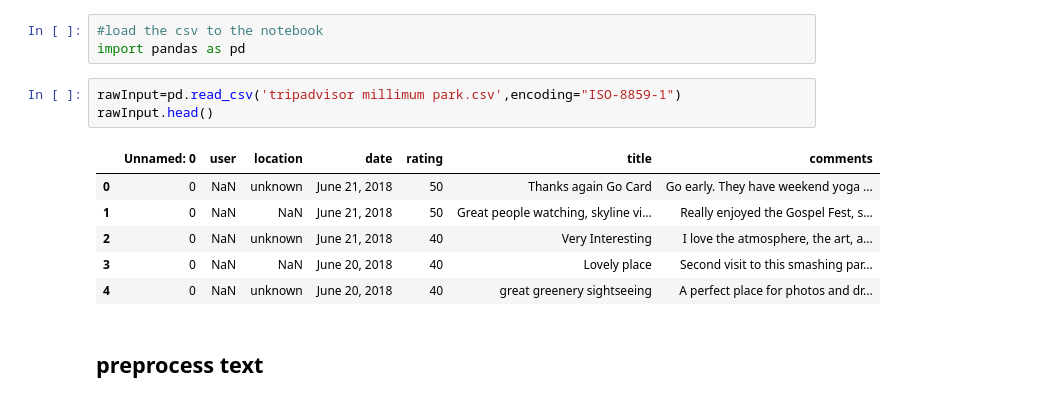
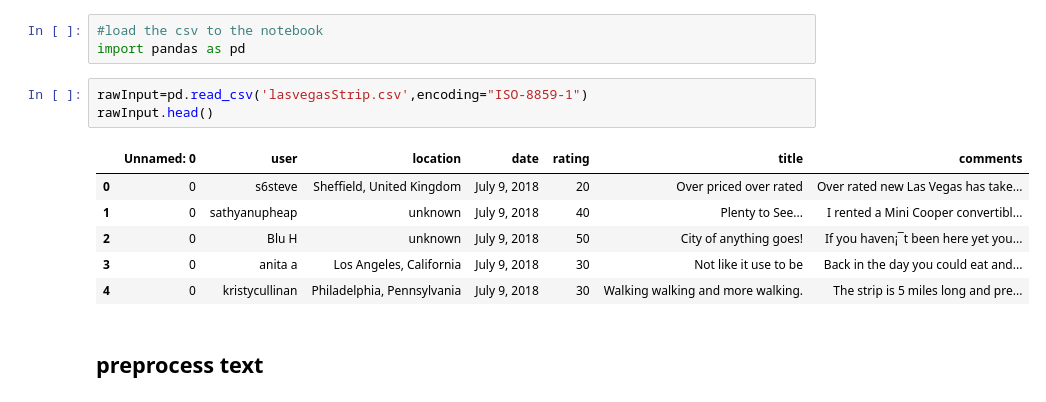
Before and after one commit to theansweryang/nlp-analysis, a Jupyter notebook: LDA_TopicModeling.ipynb, the cells around one changed output. Cells and saved outputs as stored; diff of their text form.

```diff
--- a/LDA_TopicModeling.ipynb
+++ b/LDA_TopicModeling.ipynb
@@ -2,15 +2,15 @@
 #load the csv to the notebook
 import pandas as pd
 # %%
-rawInput=pd.read_csv('tripadvisor millimum park.csv',encoding="ISO-8859-1")
+rawInput=pd.read_csv('lasvegasStrip.csv',encoding="ISO-8859-1")
 rawInput.head()
 # %% [output]
 |  | Unnamed: 0 | user | location | date | rating | title | comments |
-| 0 | 0 | NaN | unknown | June 21, 2018 | 50 | Thanks again Go Card | Go early. They have weekend yoga ... |
-| 1 | 0 | NaN | NaN | June 21, 2018 | 50 | Great people watching, skyline vi... | Really enjoyed the Gospel Fest, s... |
-| 2 | 0 | NaN | unknown | June 21, 2018 | 40 | Very Interesting | I love the atmosphere, the art, a... |
-| 3 | 0 | NaN | NaN | June 20, 2018 | 40 | Lovely place | Second visit to this smashing par... |
-| 4 | 0 | NaN | unknown | June 20, 2018 | 40 | great greenery sightseeing | A perfect place for photos and dr... |
+| 0 | 0 | s6steve | Sheffield, United Kingdom | July 9, 2018 | 20 | Over priced over rated | Over rated new Las Vegas has take... |
+| 1 | 0 | sathyanupheap | unknown | July 9, 2018 | 40 | Plenty to See... | I rented a Mini Cooper convertibl... |
+| 2 | 0 | Blu H | unknown | July 9, 2018 | 50 | City of anything goes! | If you haven¡¯t been here yet you... |
+| 3 | 0 | anita a | Los Angeles, California | July 9, 2018 | 30 | Not like it use to be | Back in the day you could eat and... |
+| 4 | 0 | kristycullinan | Philadelphia, Pennsylvania | July 9, 2018 | 30 | Walking walking and more walking. | The strip is 5 miles long and pre... |
 # %% [markdown]
 ## preprocess text
 # %%
```
Also changed, not shown: parts of 12 cells of this notebook.
